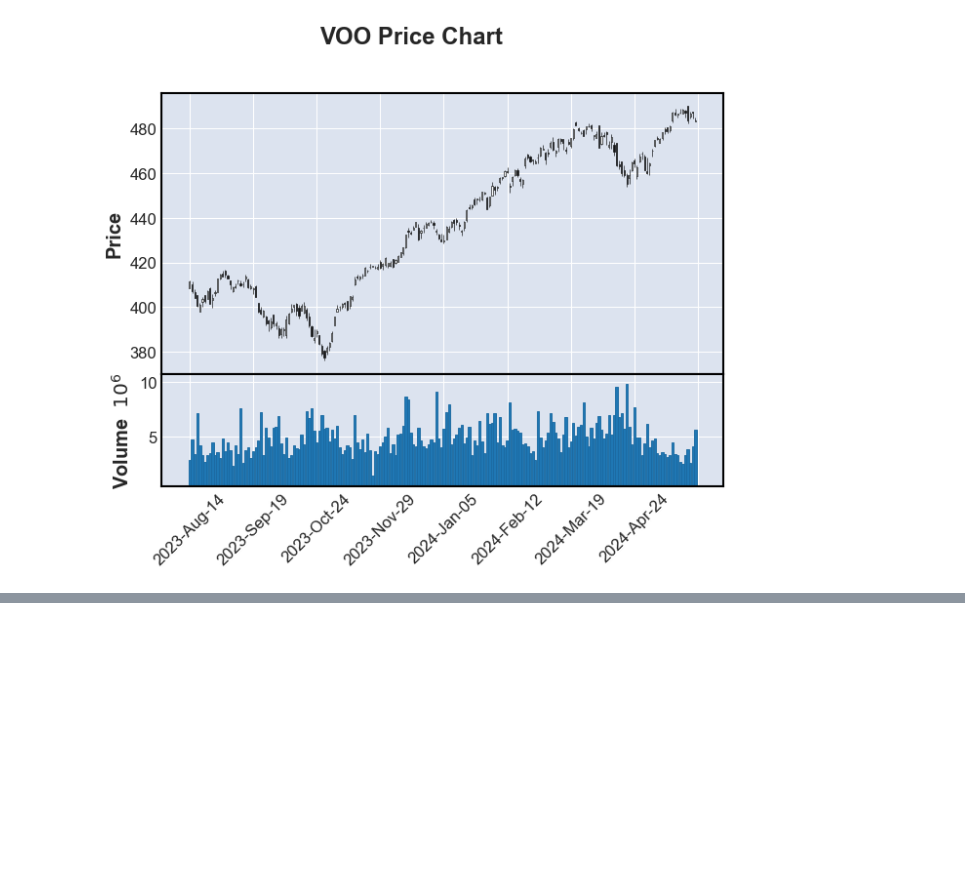
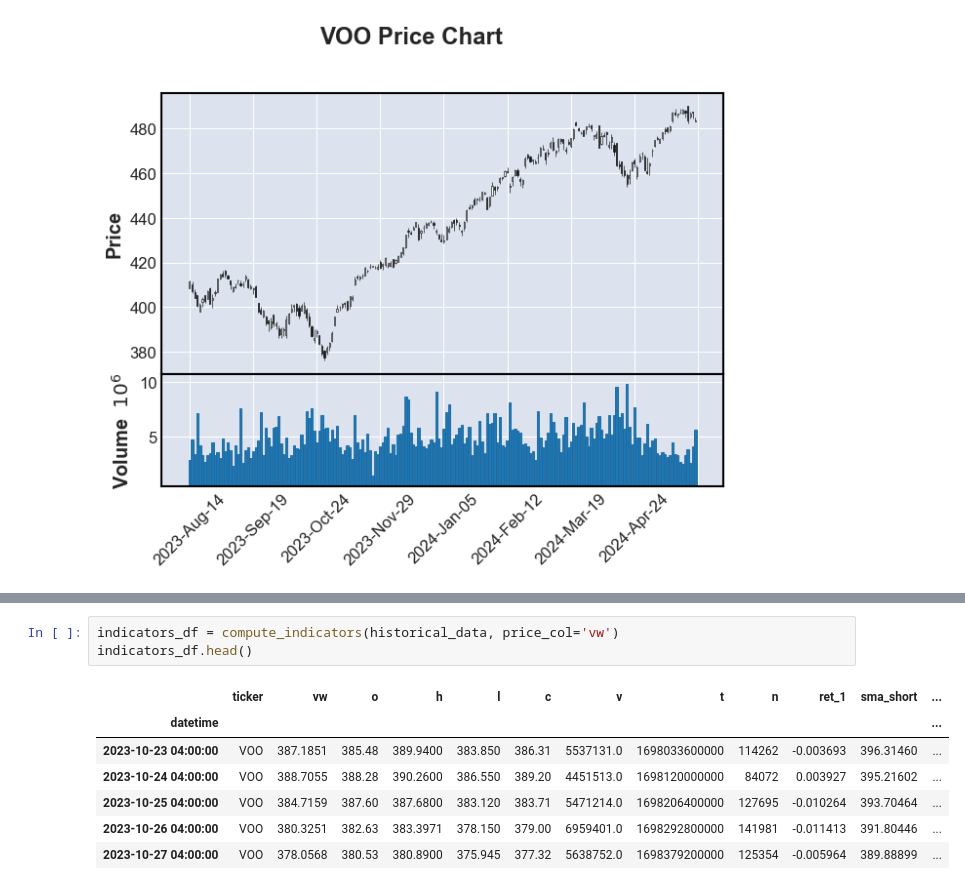
Before and after one commit to mkovacevich18/stonks, a Jupyter notebook: notebooks/options.ipynb, the cells around one changed output, grey strips where cells are left out. Cells and saved outputs as stored; diff of their text form; blank space fills up the shorter version.

```diff
--- a/notebooks/options.ipynb
+++ b/notebooks/options.ipynb
@@ -305,0 +572,11 @@ dict
+# %%
+indicators_df = compute_indicators(historical_data, price_col='vw')
+indicators_df.head()
+# %% [output]
+|  | ticker | vw | o | h | l | c | v | t | n | ret_1 | sma_short | ... |
+| datetime |  |  |  |  |  |  |  |  |  |  |  | ... |
+| 2023-10-23 04:00:00 | VOO | 387.1851 | 385.48 | 389.9400 | 383.850 | 386.31 | 5537131.0 | 1698033600000 | 114262 | -0.003693 | 396.31460 | ... |
+| 2023-10-24 04:00:00 | VOO | 388.7055 | 388.28 | 390.2600 | 386.550 | 389.20 | 4451513.0 | 1698120000000 | 84072 | 0.003927 | 395.21602 | ... |
+| 2023-10-25 04:00:00 | VOO | 384.7159 | 387.60 | 387.6800 | 383.120 | 383.71 | 5471214.0 | 1698206400000 | 127695 | -0.010264 | 393.70464 | ... |
+| 2023-10-26 04:00:00 | VOO | 380.3251 | 382.63 | 383.3971 | 378.150 | 379.00 | 6959401.0 | 1698292800000 | 141981 | -0.011413 | 391.80446 | ... |
+| 2023-10-27 04:00:00 | VOO | 378.0568 | 380.53 | 380.8900 | 375.945 | 377.32 | 5638752.0 | 1698379200000 | 125354 | -0.005964 | 389.88899 | ... |
```
Also changed, not shown: parts of 11 cells of this notebook.
